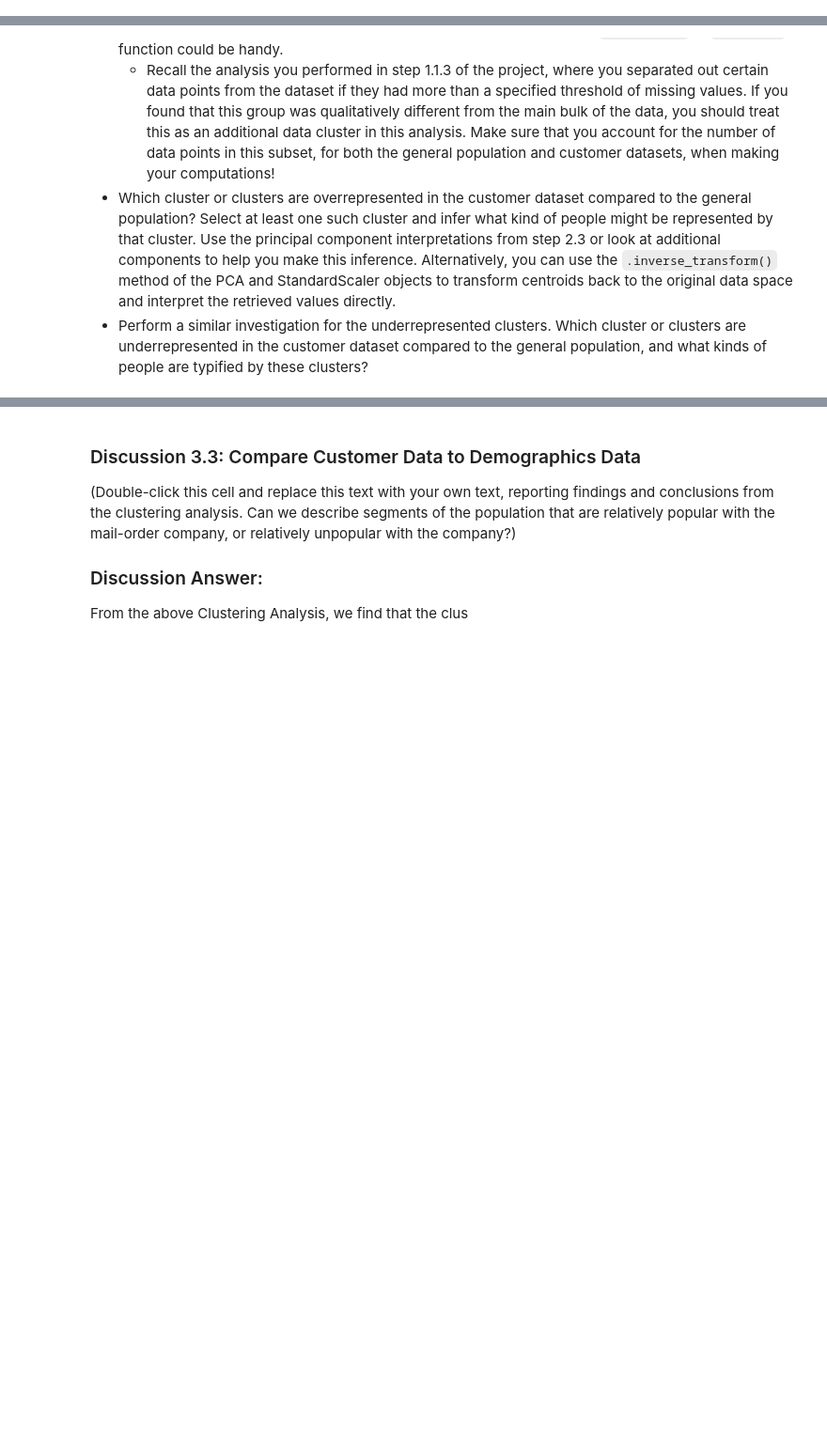
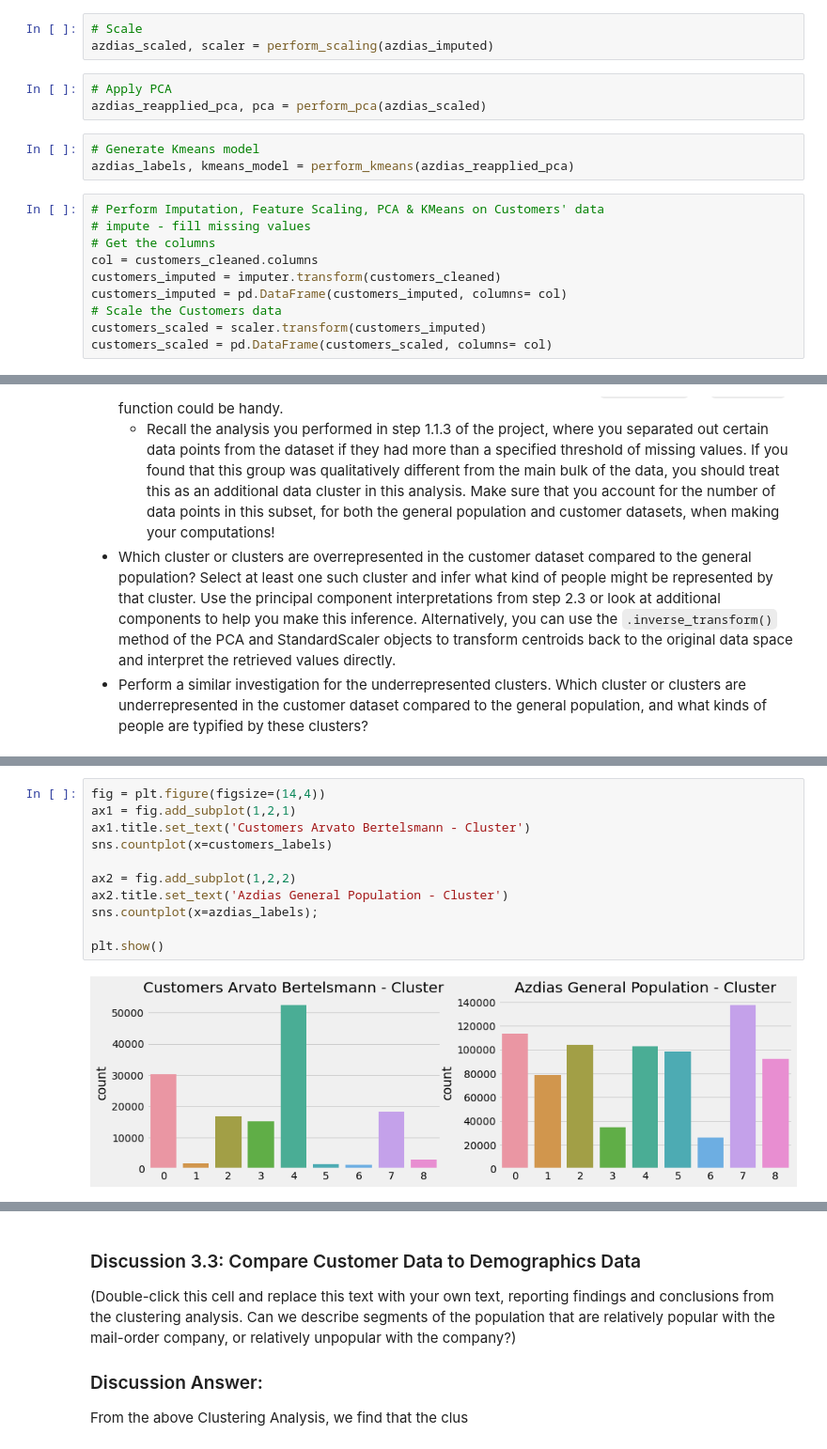
Before and after one commit to SaiManidevi/Identify-Customer-Segments---Unsupervised-Learning-Project, a Jupyter notebook: Identify_Customer_Segments_june_.ipynb, the cells around one changed output, grey strips where cells are left out. Shown at 94% size. Drawn from its saved outputs; the diff is of its cells as text; blank space fills up the shorter version.

Commit message:
Comparing Customer data completed

```diff
--- a/Identify_Customer_Segments_june_.ipynb
+++ b/Identify_Customer_Segments_june_.ipynb
@@ -1327,3 +1402,22 @@ customers_scaled = pd.DataFrame(customers_scaled, columns= col)
+# %%
+# Scale
+azdias_scaled, scaler = perform_scaling(azdias_imputed)
+# %%
+# Apply PCA
+azdias_reapplied_pca, pca = perform_pca(azdias_scaled)
+# %%
+# Generate Kmeans model
+azdias_labels, kmeans_model = perform_kmeans(azdias_reapplied_pca)
+# %%
+# Perform Imputation, Feature Scaling, PCA & KMeans on Customers' data
+# impute - fill missing values
+# Get the columns
+col = customers_cleaned.columns
+customers_imputed = imputer.transform(customers_cleaned)
+customers_imputed = pd.DataFrame(customers_imputed, columns= col)
+# Scale the Customers data
+customers_scaled = scaler.transform(customers_imputed)
+customers_scaled = pd.DataFrame(customers_scaled, columns= col)
 # %%
 customers_pca = pca.transform(customers_scaled)
 # %%
@@ -1359,3 +1481,16 @@ plt.show()
+# %%
+fig = plt.figure(figsize=(14,4))
+ax1 = fig.add_subplot(1,2,1)
+ax1.title.set_text('Customers Arvato Bertelsmann - Cluster')
+sns.countplot(x=customers_labels)
+
+ax2 = fig.add_subplot(1,2,2)
+ax2.title.set_text('Azdias General Population - Cluster')
+sns.countplot(x=azdias_labels);
+
+plt.show()
+# %% [output]
+[figure, added]
 # %%
 # What kinds of people are part of a cluster that is overrepresented in the
 # customer data compared to the general population?
```
Also changed, not shown: parts of 26 cells of this notebook.
